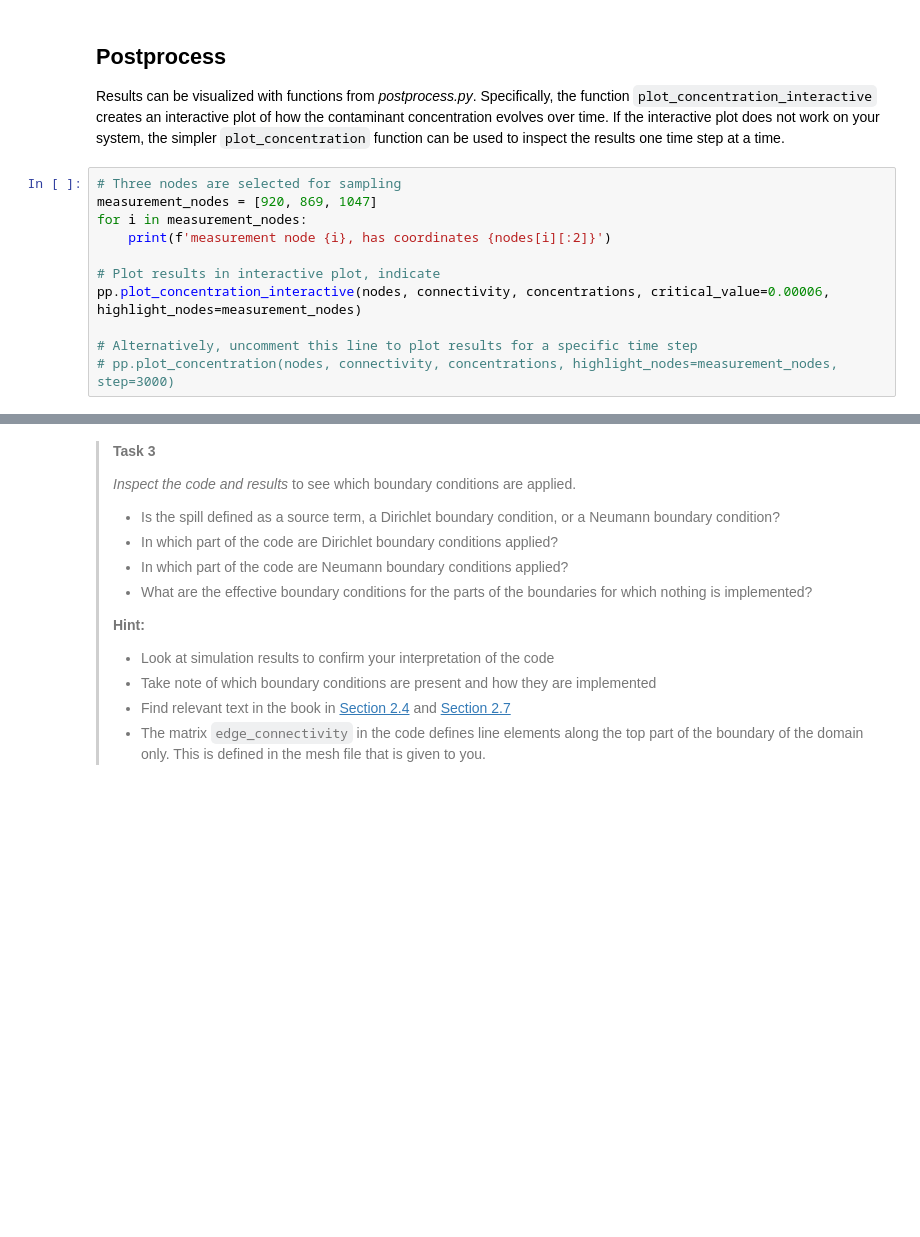
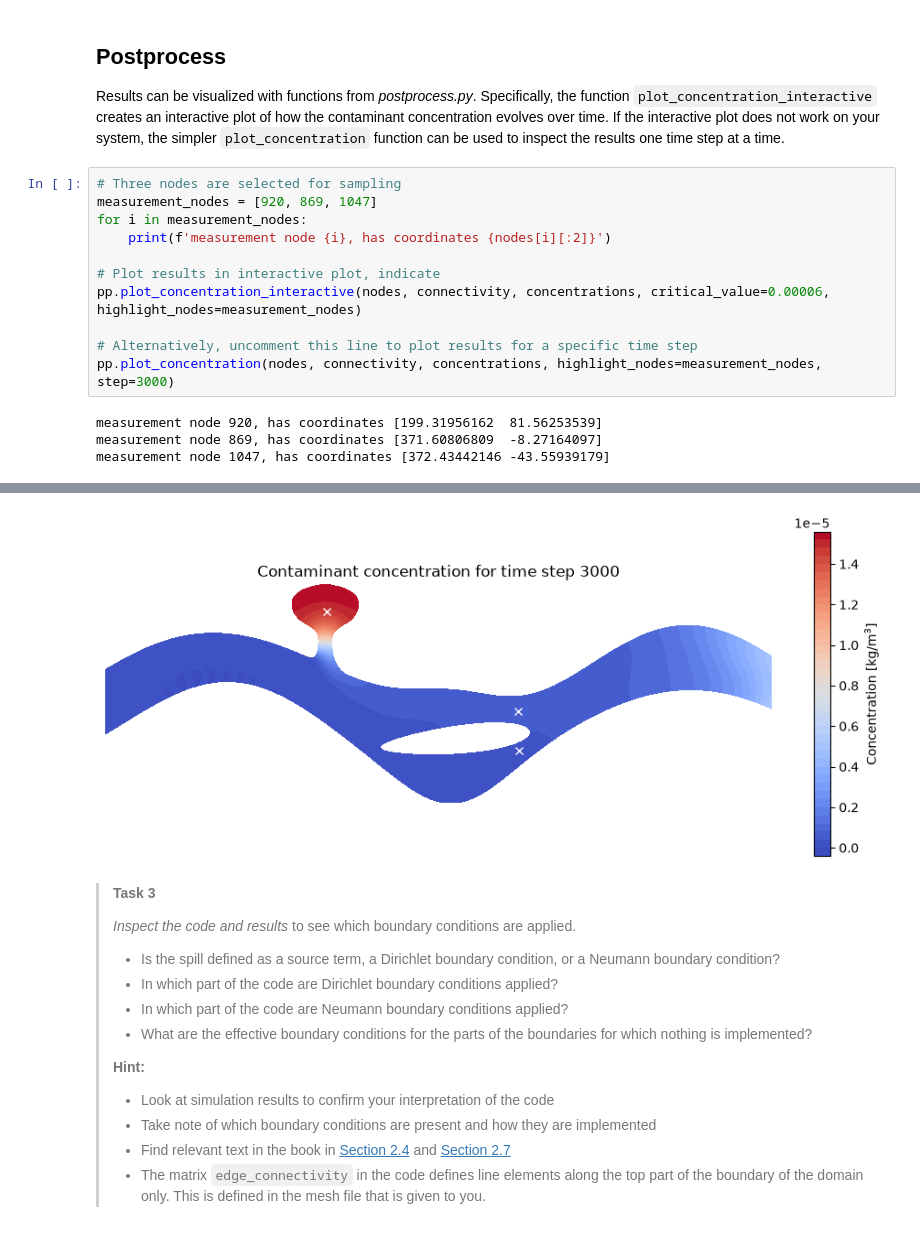
Before and after one commit to VLRobin/GA2.2-Mesa10, a Jupyter notebook: contamination.ipynb, the cells around one changed output, grey strips where cells are left out. Drawn from its saved outputs; the diff is of its cells as text; blank space fills up the shorter version.

```diff
--- a/contamination.ipynb
+++ b/contamination.ipynb
@@ -292,4 +296,8 @@ for i in measurement_nodes:
 pp.plot_concentration_interactive(nodes, connectivity, concentrations, critical_value=0.00006, highlight_nodes=measurement_nodes)
 
 # Alternatively, uncomment this line to plot results for a specific time step
-# pp.plot_concentration(nodes, connectivity, concentrations, highlight_nodes=measurement_nodes, step=3000)
+pp.plot_concentration(nodes, connectivity, concentrations, highlight_nodes=measurement_nodes, step=3000)
+# %% [output]
+measurement node 920, has coordinates [199.31956162  81.56253539]
+measurement node 869, has coordinates [371.60806809  -8.27164097]
+measurement node 1047, has coordinates [372.43442146 -43.55939179]
@@ -296,3 +306,4 @@ pp.plot_concentration_interactive(nodes, connectivity, concentrations, critical_
+[figure, added]
 # %% [markdown]
 > **Task 3**
 >
```
Also changed, not shown: parts of 4 cells of this notebook.
